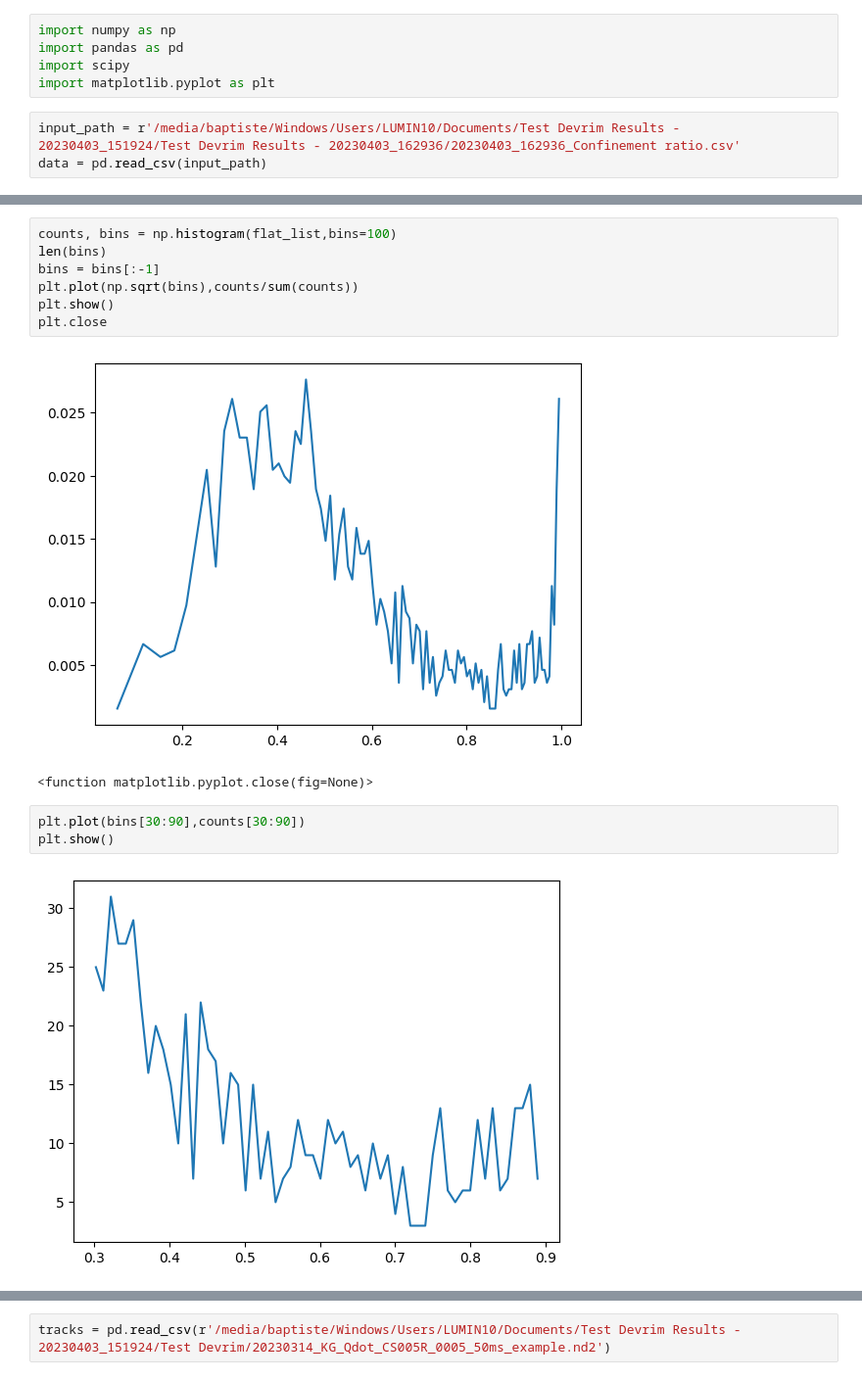
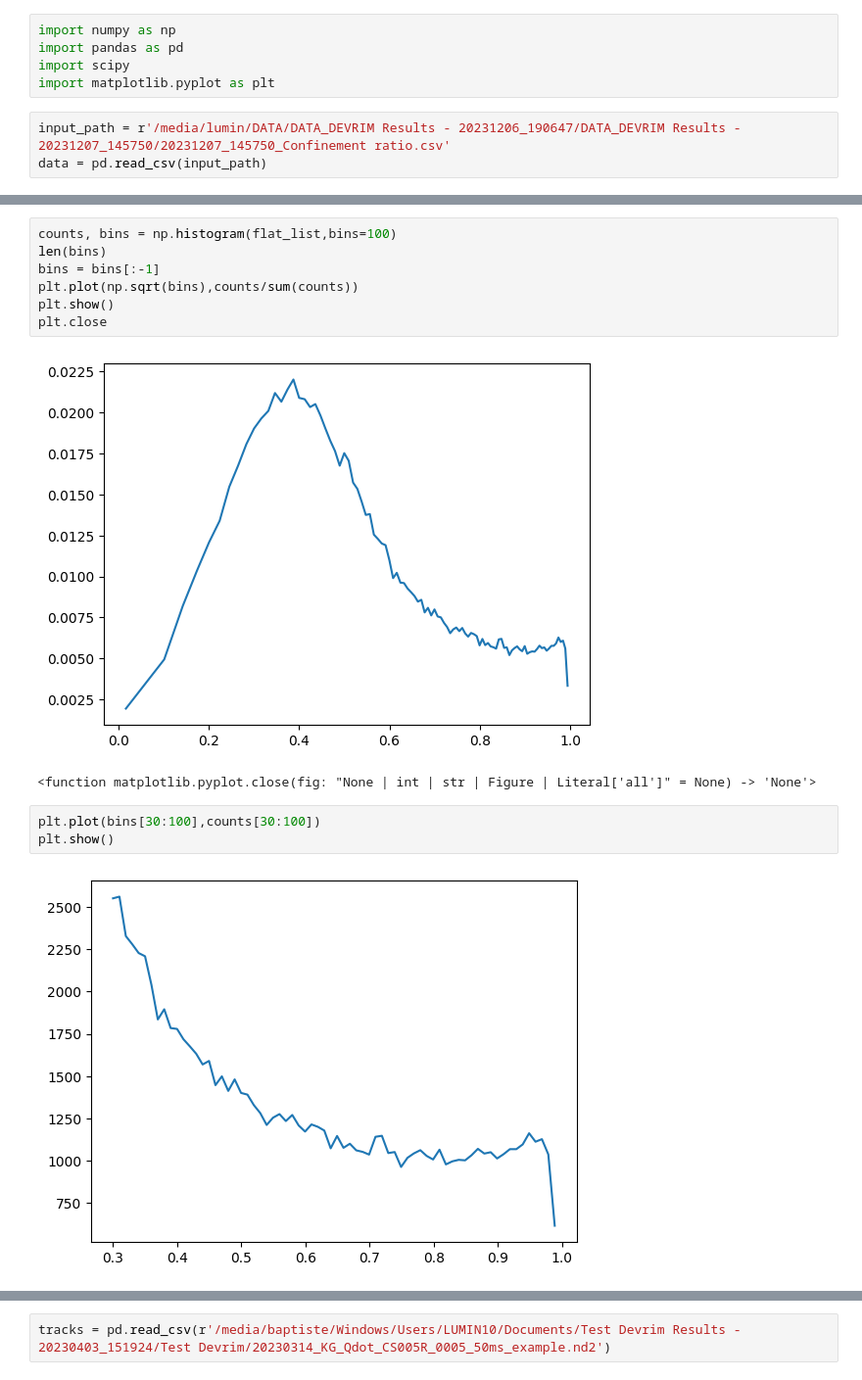
Before and after one commit to biophotlumin/mint, a Jupyter notebook: mint/archive/rconf.ipynb, the cells around one changed output, grey strips where cells are left out. Shown at 98% size. Saved outputs shown, nothing was run; the diff lists cells and outputs as text.

```diff
--- a/mint/archive/rconf.ipynb
+++ b/mint/archive/rconf.ipynb
@@ -4,7 +4,7 @@ import pandas as pd
 import scipy
 import matplotlib.pyplot as plt
 # %%
-input_path = r'/media/baptiste/Windows/Users/LUMIN10/Documents/Test Devrim Results - 20230403_151924/Test Devrim Results - 20230403_162936/20230403_162936_Confinement ratio.csv'
+input_path = r'/media/lumin/DATA/DATA_DEVRIM Results - 20231206_190647/DATA_DEVRIM Results - 20231207_145750/20231207_145750_Confinement ratio.csv'
 data = pd.read_csv(input_path)
 # %%
 
@@ -37,13 +37,13 @@ plt.plot(np.sqrt(bins),counts/sum(counts))
 plt.show()
 plt.close
 # %% [output]
-[figure, old version]
+[figure, new version]
-<function matplotlib.pyplot.close(fig=None)>
+<function matplotlib.pyplot.close(fig: "None | int | str | Figure | Literal['all']" = None) -> 'None'>
 # %%
-plt.plot(bins[30:90],counts[30:90])
+plt.plot(bins[30:100],counts[30:100])
 plt.show()
 # %% [output]
-[figure, old version]
+[figure, new version]
 # %%
 z = np.polyfit(bins[30:90],np.log10(counts[30:90]/sum(counts)),5)
 print(z)
```
Also changed, not shown: parts of 4 cells of this notebook, 28 other files.
